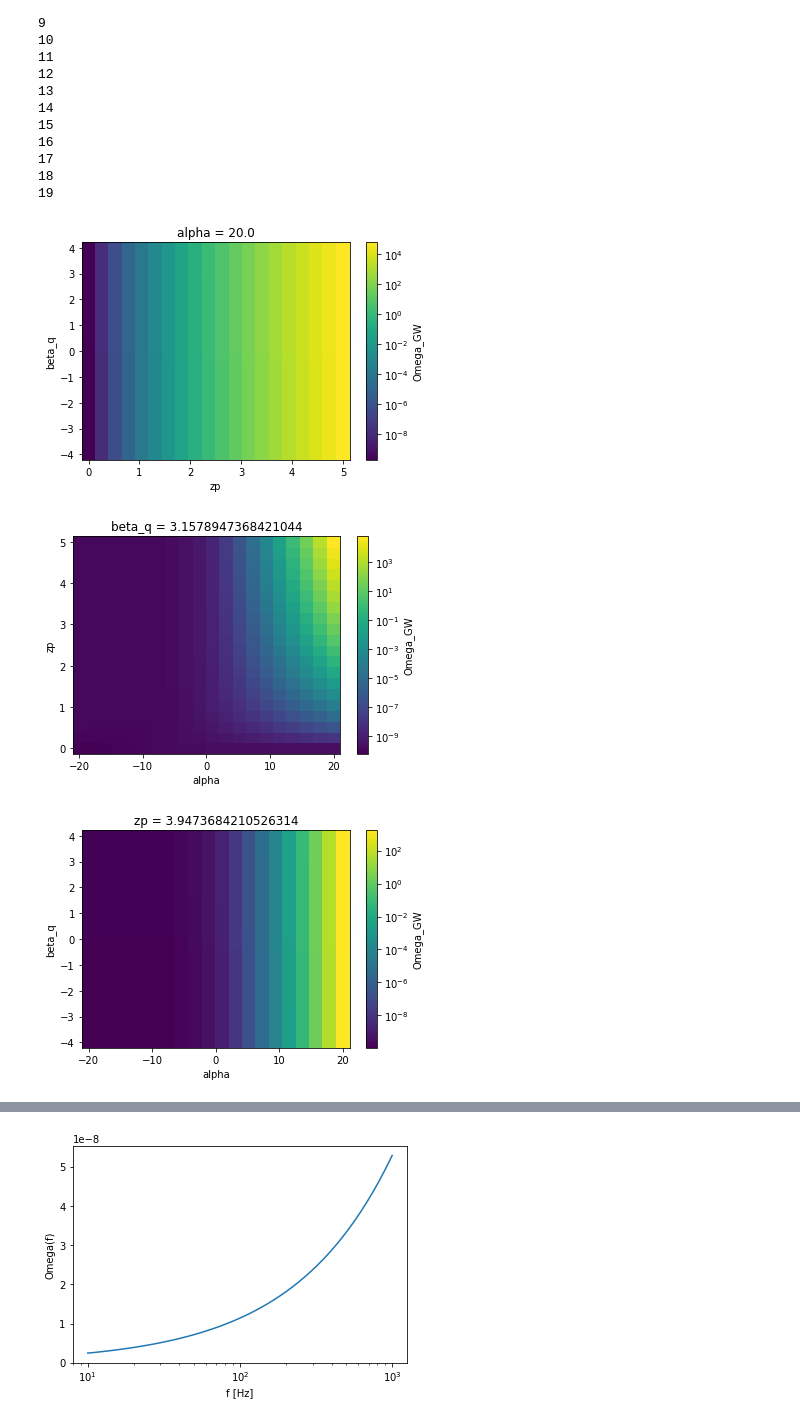
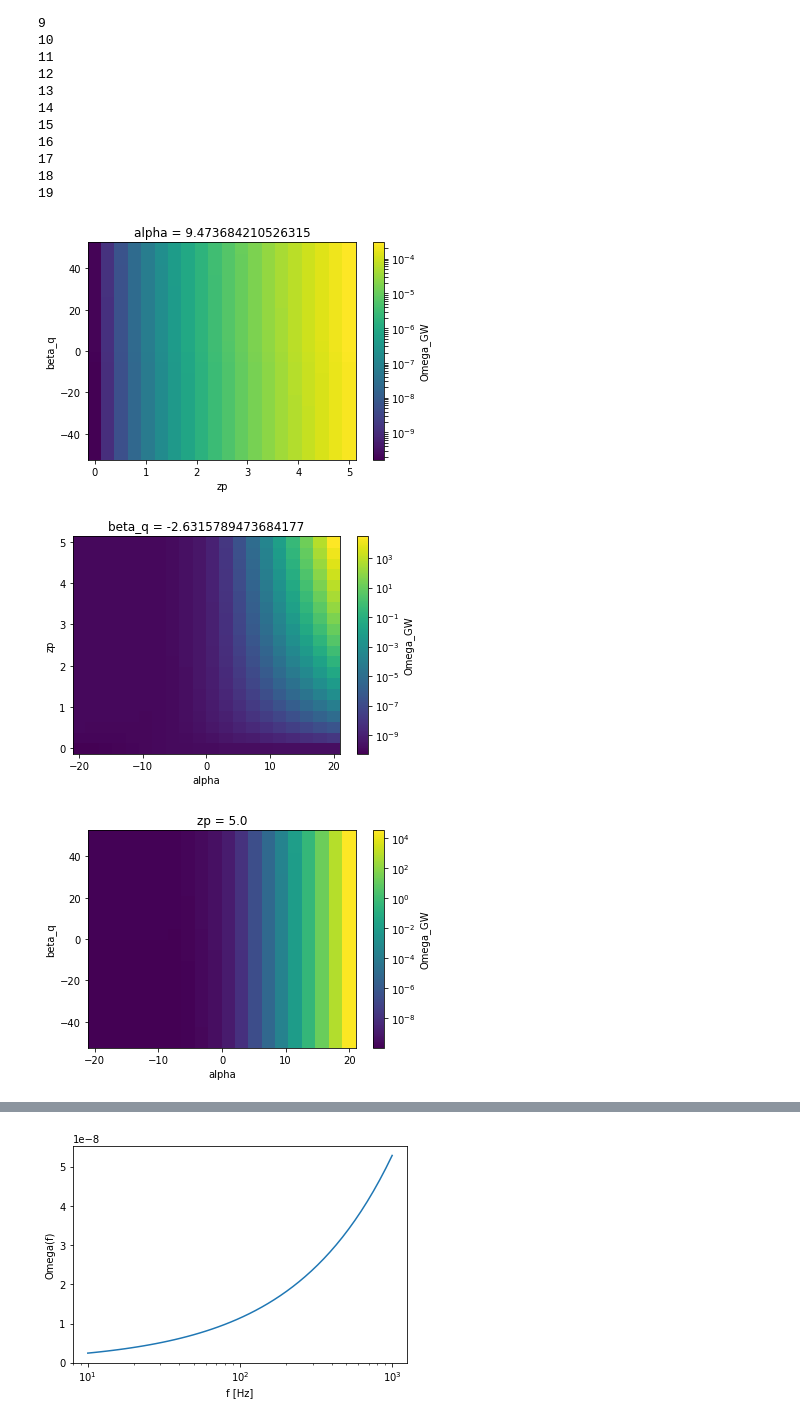
Before and after one commit to afarah18/stochastic_cosmo, a Jupyter notebook: horizon_dist_calculator.ipynb, the cells around one changed output, grey strips where cells are left out. Drawn from its saved outputs; the diff is of its cells as text; code cells hidden in the pictures.

```diff
--- a/horizon_dist_calculator.ipynb
+++ b/horizon_dist_calculator.ipynb
@@ -329,24 +332,24 @@ for z in range(len(zp_array)):
 # %%
 Omega_xr = xr.DataArray(Omega_gw_bza,
                         dims = ('beta_q','zp','alpha'),
-                        coords = (gamma_array,zp_array,alpha_arr),
+                        coords = (beta_q_array,zp_array,alpha_arr),
                         name = 'Omega_GW')
 # %%
 Omega_xr.to_netcdf('data/OmegaGW_plaw_selection.nc')
 # %%
-Omega_xr.sel({'alpha':20},method='nearest').plot(norm=LogNorm())#(norm=LogNorm(vmin=1e-20, vmax=1e45))
+Omega_xr.sel({'alpha':10},method='nearest').plot(norm=LogNorm())#(norm=LogNorm(vmin=1e-20, vmax=1e45))
 plt.show()
-#cbar spans 1-15 OOM (less than 1 for all alpha in range [-20,15])
+#cbar spans 1-12 OOM (less than 1 for all alpha <0)
 
-Omega_xr.sel({'beta_q':3},method='nearest').plot(norm=LogNorm())#(norm=LogNorm(vmin=1e-20, vmax=1e45))
+Omega_xr.sel({'beta_q':0},method='nearest').plot(norm=LogNorm())#(norm=LogNorm(vmin=1e-20, vmax=1e45))
 plt.show()
-#cbar spans 13 OOM over alpha in [-20,20] and 2 OOM over alpha in [-5,5]
+#cbar spans up to 15 OOM over alpha in [-20,20] and 2 OOM over alpha in [-5,5]
 
-Omega_xr.sel({'zp':4},method='nearest').plot(norm=LogNorm())#(norm=LogNorm(vmin=1e-20, vmax=1e45))
+Omega_xr.sel({'zp':5},method='nearest').plot(norm=LogNorm())#(norm=LogNorm(vmin=1e-20, vmax=1e45))
 plt.show()
-#cbar spans 12 OOM over alpha in [-20,20] and 13 OOM over alpha in [-5,5]
+#cbar spans 6-12 OOM over alpha in [-20,20] and ~6 OOM over alpha in [-5,5]
 # %% [output]
-[figure, old version]
+[figure, new version]
-[figure, old version]
+[figure, new version]
-[figure, old version]
+[figure, new version]
 # %% [markdown]
```
Also changed, not shown: parts of 29 cells of this notebook.
